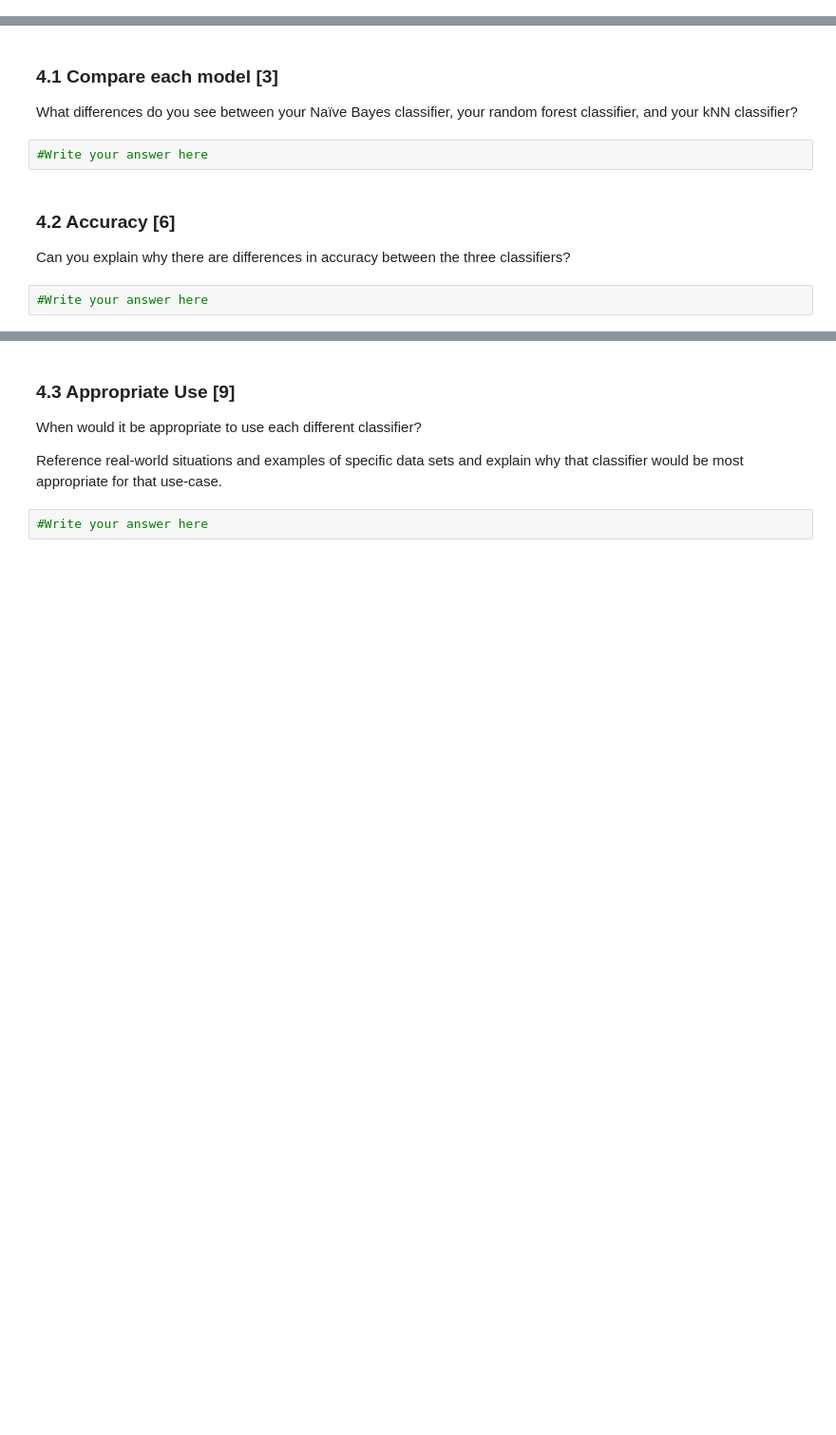
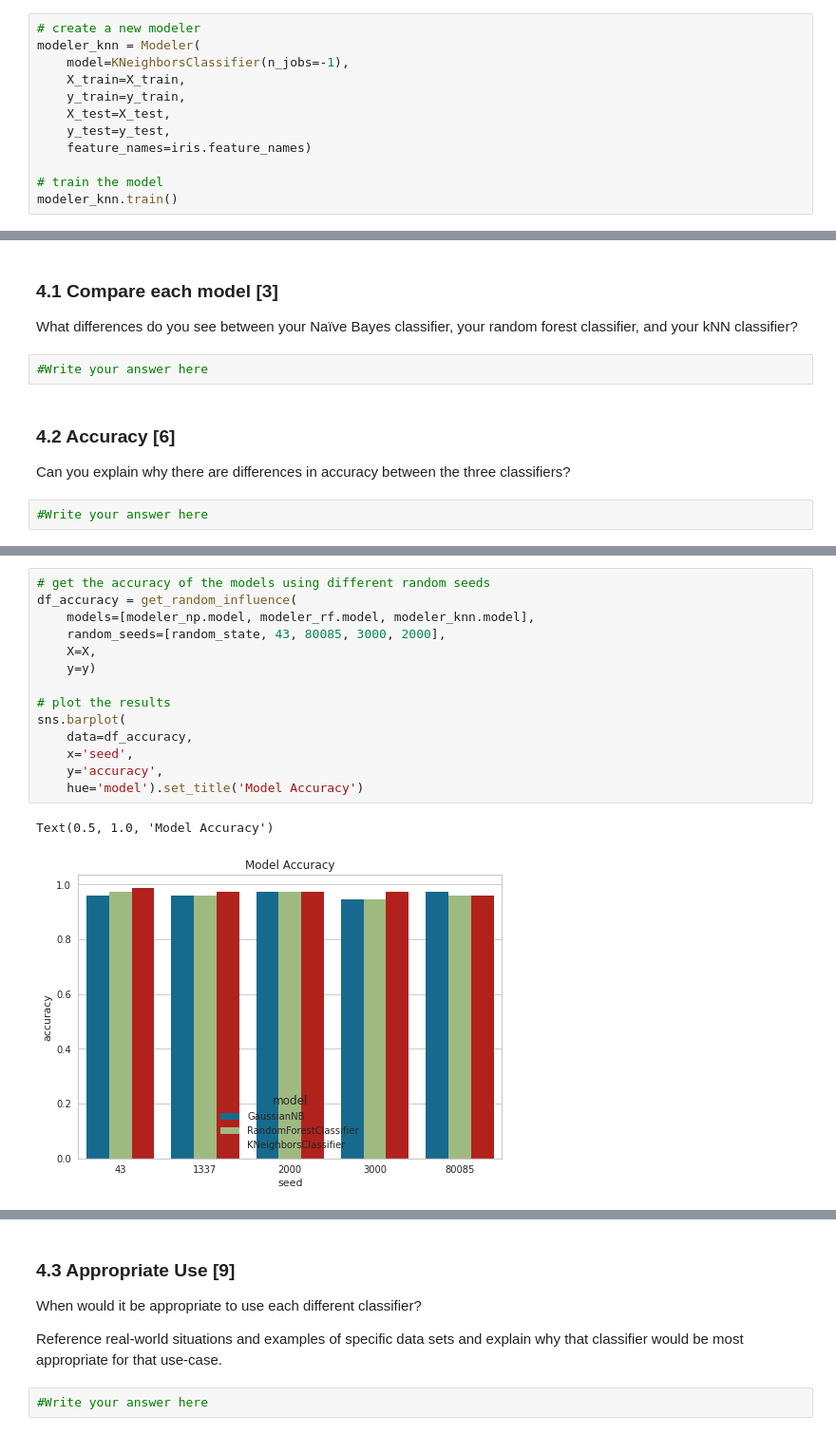
Before and after one commit to JohnnyFoulds/dsm040-2021-oct, a Jupyter notebook: coursework_02/CW2.ipynb, the cells around one changed output, grey strips where cells are left out. Shown at 95% size. Saved outputs shown, nothing was run; the diff lists cells and outputs as text; blank space fills up the shorter version.

```diff
--- a/coursework_02/CW2.ipynb
+++ b/coursework_02/CW2.ipynb
@@ -193,0 +391,12 @@ Use your code to fit the data given above.
+# %%
+# create a new modeler
+modeler_knn = Modeler(
+    model=KNeighborsClassifier(n_jobs=-1),
+    X_train=X_train,
+    y_train=y_train,
+    X_test=X_test,
+    y_test=y_test,
+    feature_names=iris.feature_names)
+
+# train the model
+modeler_knn.train()
@@ -245,0 +543,17 @@ Can you explain why there are differences in accuracy between the three classifi
+# %%
+# get the accuracy of the models using different random seeds
+df_accuracy = get_random_influence(
+    models=[modeler_np.model, modeler_rf.model, modeler_knn.model],
+    random_seeds=[random_state, 43, 80085, 3000, 2000],
+    X=X,
+    y=y)
+
+# plot the results
+sns.barplot(
+    data=df_accuracy,
+    x='seed',
+    y='accuracy',
+    hue='model').set_title('Model Accuracy')
+# %% [output]
+Text(0.5, 1.0, 'Model Accuracy')
+[figure, added]
```
Also changed, not shown: parts of 34 cells of this notebook, 1 other file.
